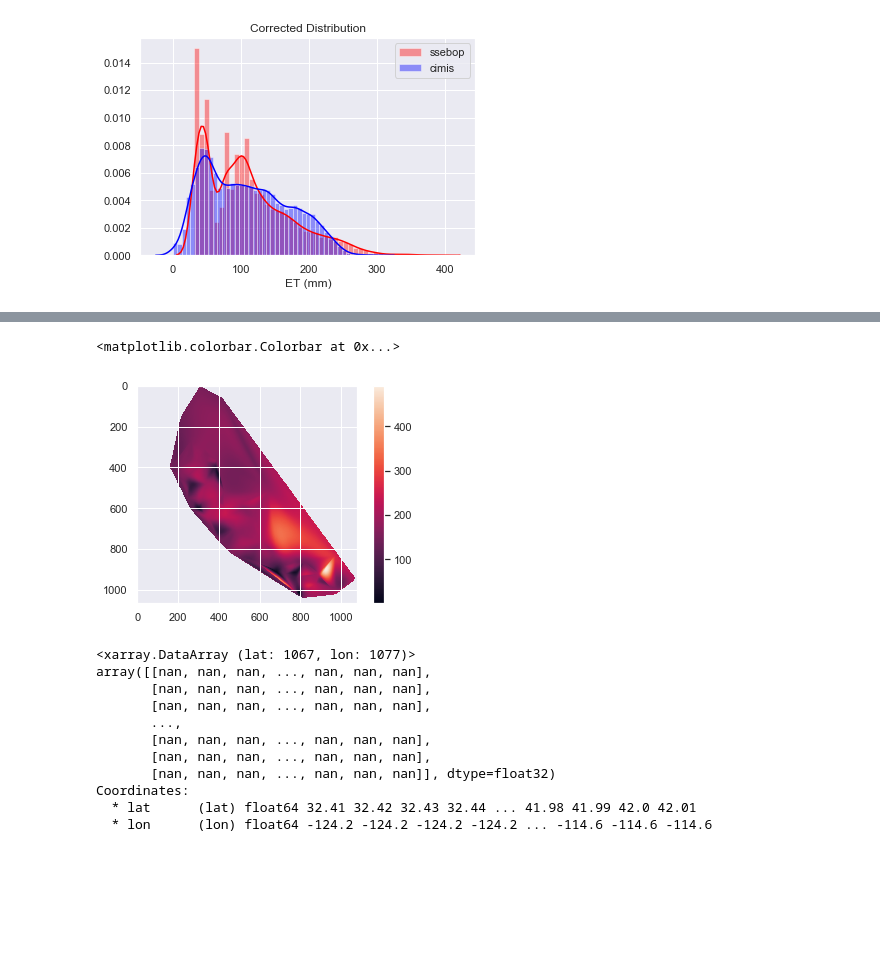
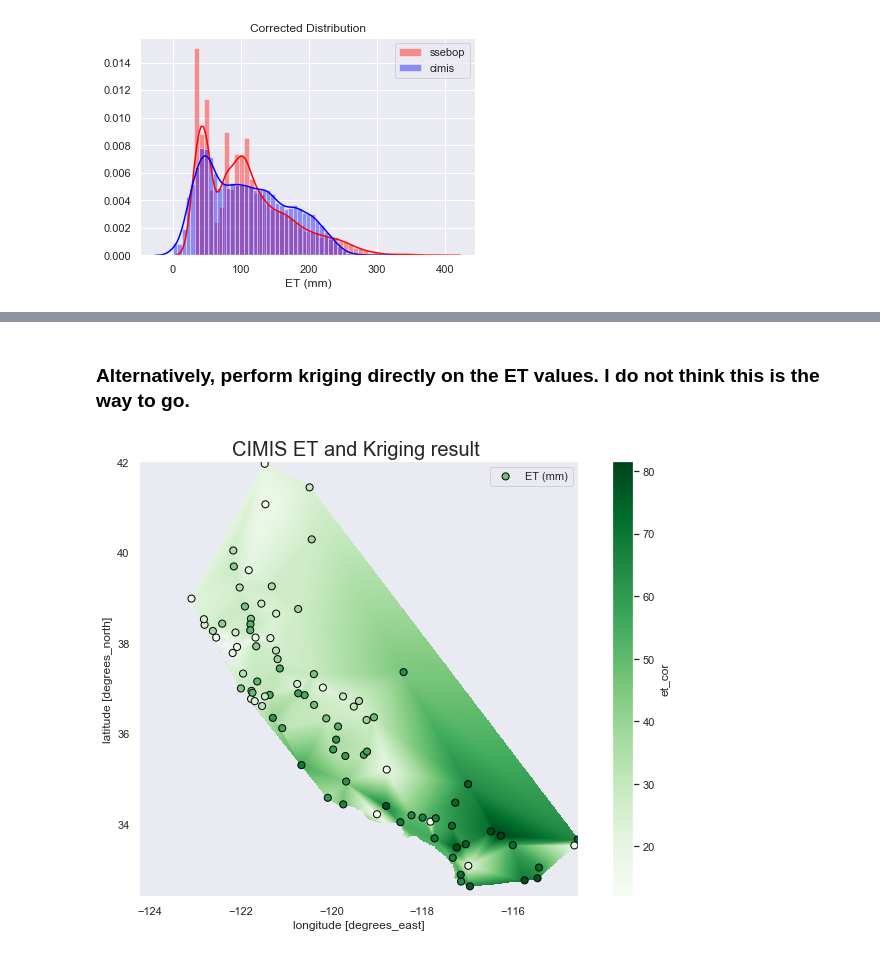
Before and after one commit to kashingtonDC/CIMIS, a Jupyter notebook: code/CIMIS-Copy3.ipynb, the cells around one changed output, grey strips where cells are left out. Saved outputs shown, nothing was run; the diff lists cells and outputs as text; code cells hidden in the pictures; blank space fills up the shorter version.

```diff
--- a/code/CIMIS-Copy3.ipynb
+++ b/code/CIMIS-Copy3.ipynb
@@ -614,3 +688,5 @@ plt.show()
+# %% [markdown]
+### Alternatively, perform kriging directly on the ET values. I do not think this is the way to go.
 # %%
-cimis = pd.merge(corvalid, gdf_filt, left_on = "id", right_on = "id", how = "inner")
+cimis = pd.merge(corvalid, gdf, left_on = "id", right_on = "id", how = "inner")
 # %%
@@ -646,30 +722,28 @@ for i in cimis.date.unique()[:]:
 # %%
 cimis_grid = xr.concat(outgrids[:], dim="dataset")
 # %%
-array = np.ma.masked_invalid(cimis_grid[150])
+array = np.ma.masked_invalid(cimis_grid[0])
 xx, yy = np.meshgrid(lons, lats)
 x1 = xx[~array.mask]
 y1 = yy[~array.mask]
 newarr = array[~array.mask]
 
-GD1 = interpolate.griddata((x1, y1), newarr.ravel(), (xx, yy),method='cubic')
-
-plt.imshow(np.flipud(GD1))
-plt.colorbar()
+GD1 = interpolate.griddata((x1, y1), newarr.ravel(), (xx, yy),method='linear')
+smooth = ndimage.filters.gaussian_filter(np.flipud(GD1), (3,3), mode='constant')
-# %% [output]
-<matplotlib.colorbar.Colorbar at 0x...>
-[figure, removed]
-# %%
-cor
-# %% [output]
-<xarray.DataArray (lat: 1067, lon: 1077)>
-array([[nan, nan, nan, ..., nan, nan, nan],
-       [nan, nan, nan, ..., nan, nan, nan],
-       [nan, nan, nan, ..., nan, nan, nan],
-       ...,
-       [nan, nan, nan, ..., nan, nan, nan],
-       [nan, nan, nan, ..., nan, nan, nan],
-       [nan, nan, nan, ..., nan, nan, nan]], dtype=float32)
-Coordinates:
-  * lat      (lat) float64 32.41 32.42 32.43 32.44 ... 41.98 41.99 42.0 42.01
-  * lon      (lon) float64 -124.2 -124.2 -124.2 -124.2 ... -114.6 -114.6 -114.6
+# %%
+# Sanity Check on the kriging
+
+cimd1 = cimis[cimis.date == "2000-01-01"]
+cimd1.drop(['geometry'],axis = 1, inplace = True)
+tgdf = pd.merge(gdf,cimd1, left_on = "id", right_on = "id", how = "left")
+et_mean['et_cor'] = (et_mean*0) + GD1
+
+fig, ax=plt.subplots(figsize = (12,8))
+et_mean['et_cor'].plot(cmap = 'Greens', ax = ax)
+tgdf.dropna().plot(column = 'cimis_et', markersize = 50, edgecolor = 'black', cmap = 'Greens',legend = True, label = "ET (mm)", ax = ax)
+plt.title('''CIMIS ET and Kriging result ''', size = 20)
+
+plt.legend()
+plt.show()
+# %% [output]
+[figure, added]
```
Also changed, not shown: parts of 51 cells of this notebook.
